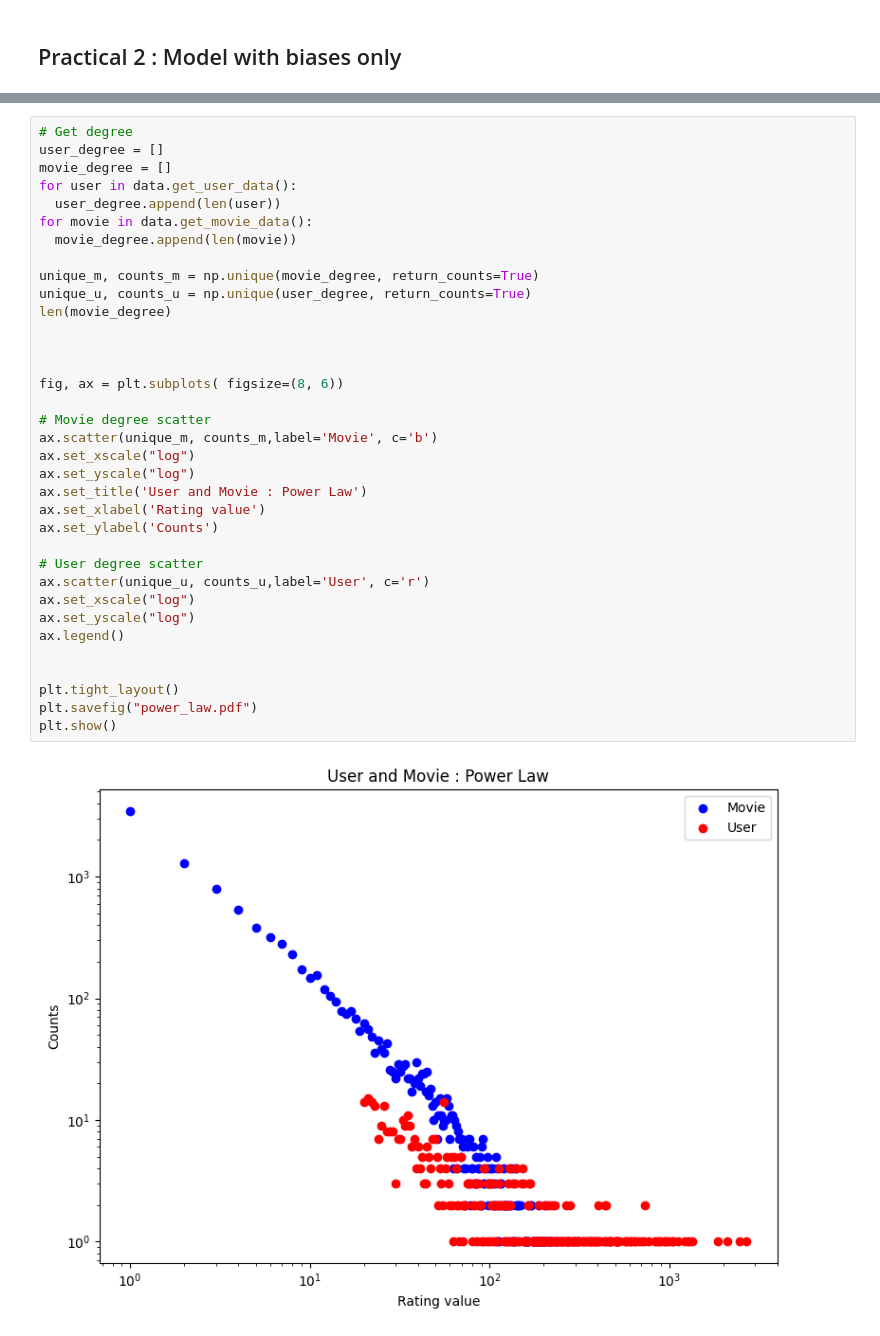
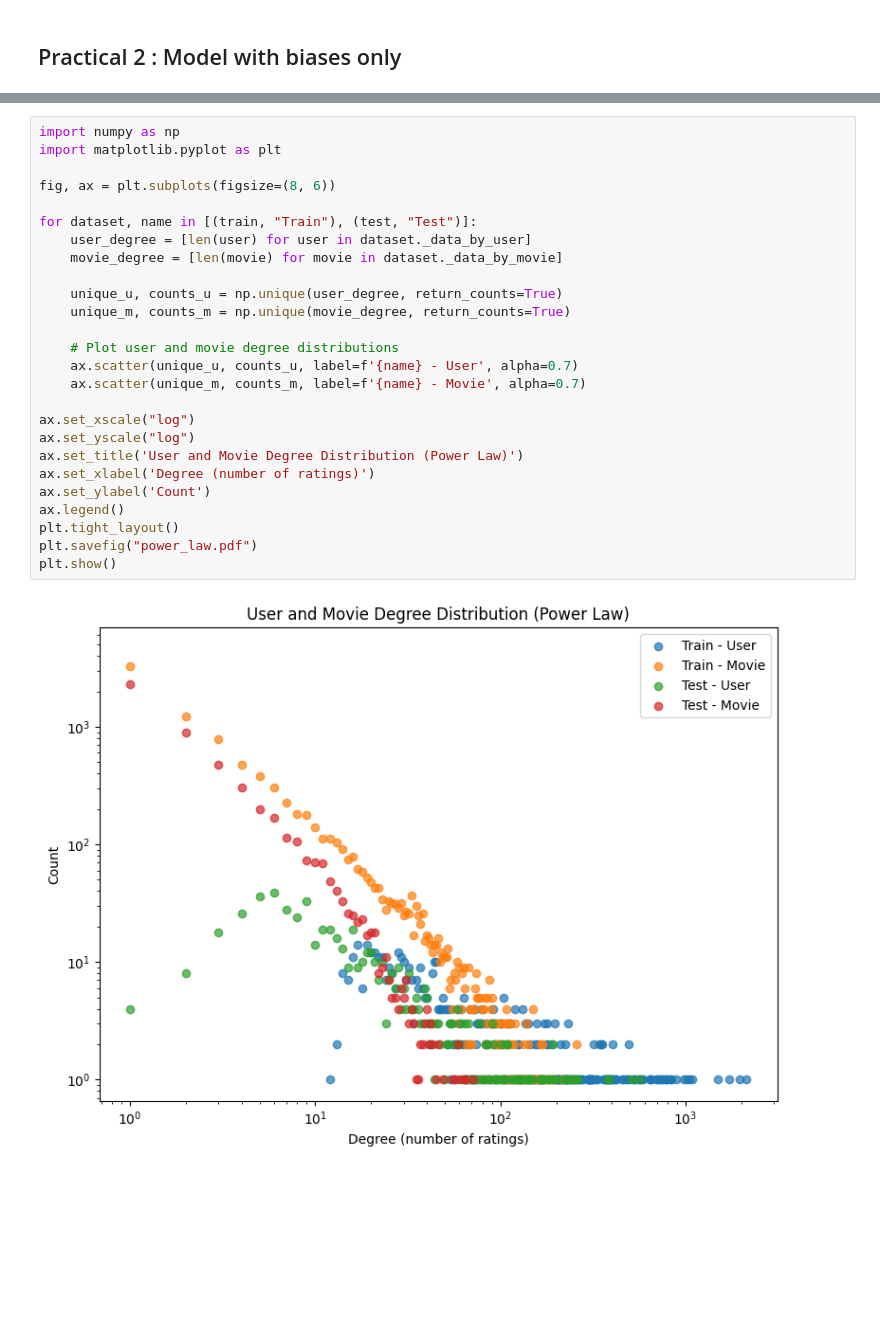
Before and after one commit to efandresena/AIMS-Course, a Jupyter notebook: mirindraf_mlas_practical_2.ipynb, the cells around one changed output, grey strips where cells are left out. Saved outputs shown, nothing was run; the diff lists cells and outputs as text; blank space fills up the shorter version.

```diff
--- a/mirindraf_mlas_practical_2.ipynb
+++ b/mirindraf_mlas_practical_2.ipynb
@@ -127,37 +104,28 @@ replace ml-latest-small/links.csv? [y]es, [n]o, [A]ll, [N]one, [r]ename: A
 # %%
-# Get degree
-user_degree = []
-movie_degree = []
-for user in data.get_user_data():
-  user_degree.append(len(user))
-for movie in data.get_movie_data():
-  movie_degree.append(len(movie))
+import numpy as np
+import matplotlib.pyplot as plt
 
-unique_m, counts_m = np.unique(movie_degree, return_counts=True)
-unique_u, counts_u = np.unique(user_degree, return_counts=True)
-len(movie_degree)
+fig, ax = plt.subplots(figsize=(8, 6))
 
+for dataset, name in [(train, "Train"), (test, "Test")]:
+    user_degree = [len(user) for user in dataset._data_by_user]
+    movie_degree = [len(movie) for movie in dataset._data_by_movie]
 
+    unique_u, counts_u = np.unique(user_degree, return_counts=True)
+    unique_m, counts_m = np.unique(movie_degree, return_counts=True)
 
-fig, ax = plt.subplots( figsize=(8, 6))
+    # Plot user and movie degree distributions
+    ax.scatter(unique_u, counts_u, label=f'{name} - User', alpha=0.7)
+    ax.scatter(unique_m, counts_m, label=f'{name} - Movie', alpha=0.7)
 
-# Movie degree scatter
-ax.scatter(unique_m, counts_m,label='Movie', c='b')
 ax.set_xscale("log")
 ax.set_yscale("log")
-ax.set_title('User and Movie : Power Law')
-ax.set_xlabel('Rating value')
-ax.set_ylabel('Counts')
-
-# User degree scatter
-ax.scatter(unique_u, counts_u,label='User', c='r')
-ax.set_xscale("log")
-ax.set_yscale("log")
+ax.set_title('User and Movie Degree Distribution (Power Law)')
+ax.set_xlabel('Degree (number of ratings)')
+ax.set_ylabel('Count')
 ax.legend()
-
-
 plt.tight_layout()
 plt.savefig("power_law.pdf")
 plt.show()
 # %% [output]
-[figure, old version]
+[figure, new version]
```
Also changed, not shown: parts of 13 cells of this notebook.
